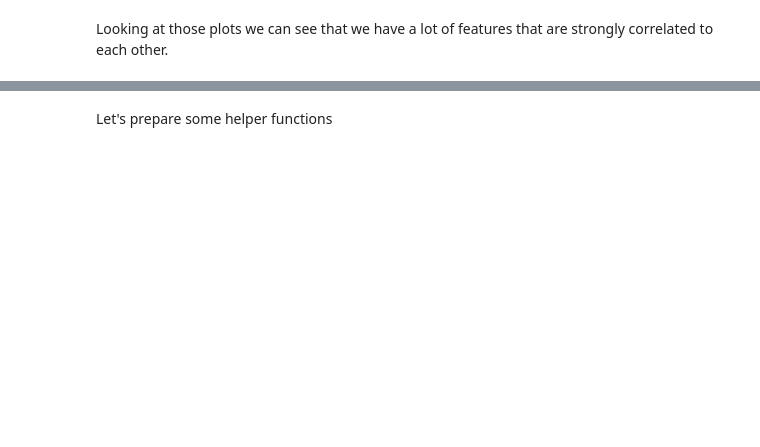
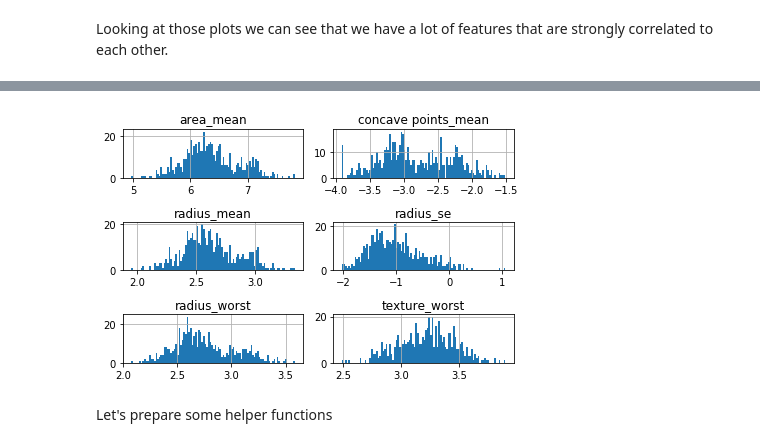
Before and after one commit to marcinsola/breast-cancer-analysis, a Jupyter notebook: breast-cancer-analysis.ipynb, the cells around one changed output, grey strips where cells are left out. Drawn from its saved outputs; the diff is of its cells as text; code cells hidden in the pictures; blank space fills up the shorter version.

```diff
--- a/breast-cancer-analysis.ipynb
+++ b/breast-cancer-analysis.ipynb
@@ -208,7 +226,10 @@ We can clearly see that those feats are strongly skewed. We could try to normali
 # %%
 shift = 0.02
 log_feats = np.log(data[feats] + shift)
 log_feats.hist(bins=100);
+plt.tight_layout()
+# %% [output]
+[figure, added]
 # %%
 new_feats = []
 for feat in feats:
```
Also changed, not shown: parts of 10 cells of this notebook.
